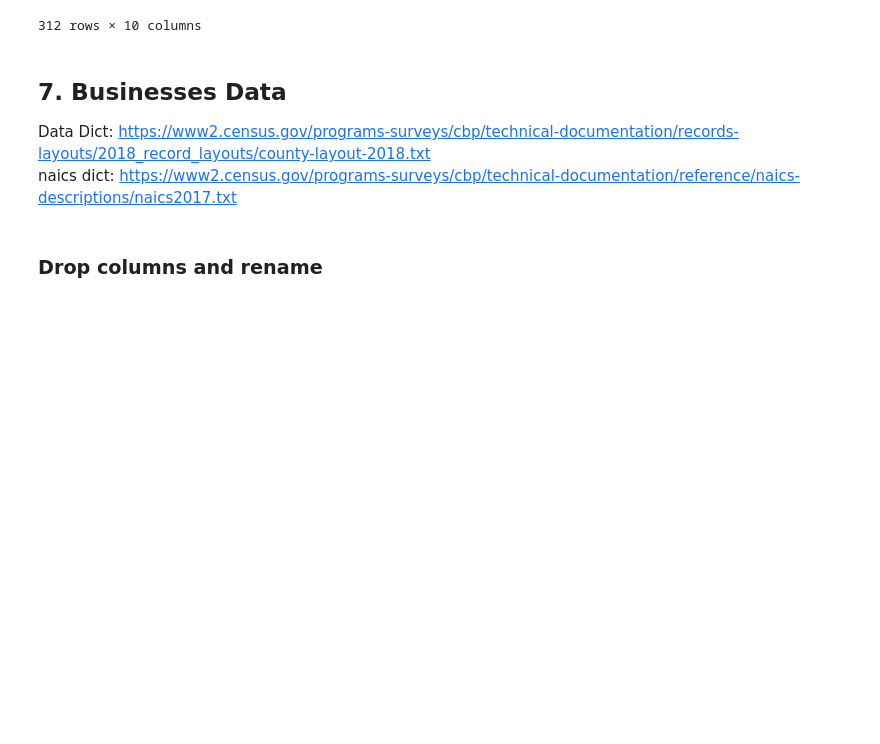
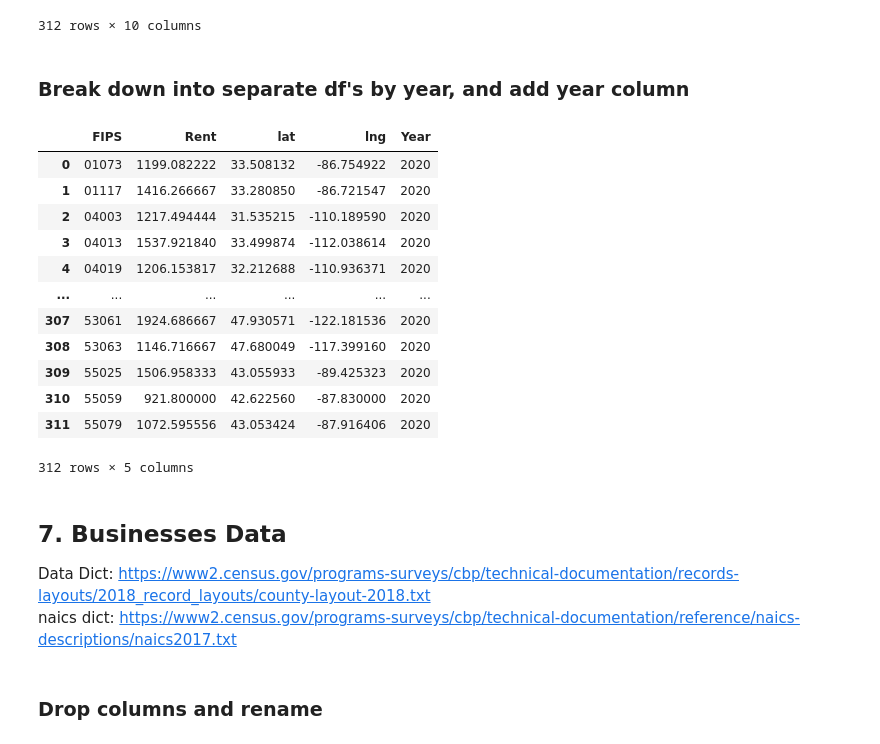
Before and after one commit to khyateed/projecting-food-insecurity, a Jupyter notebook: notebooks/cleaning.ipynb, the cells around one changed output. Cells and saved outputs as stored; diff of their text form; code cells hidden in the pictures; blank space fills up the shorter version.

```diff
--- a/notebooks/cleaning.ipynb
+++ b/notebooks/cleaning.ipynb
@@ -873,6 +890,65 @@ df_rent
 | 310 | 55059 | 689.000000 | 695.400000 | 741.272727 | 782.416667 | 818.416667 | 872.100000 | 921.800000 | 42.622560 | -87.830000 |
 | 311 | 55079 | 968.360000 | 986.251818 | 997.403333 | 1009.583333 | 1024.450000 | 1049.133333 | 1072.595556 | 43.053424 | -87.916406 |
 312 rows × 10 columns
+# %% [markdown]
+### Break down into separate df's by year, and add year column
+# %%
+# 2014
+# isolate relevant columns, rename, and creat year column
+df_rent_14 = df_rent[['FIPS', '2014', 'lat','lng']]
+df_rent_14.rename(columns={'2014':'Rent'}, inplace=True)
+df_rent_14['Year'] = '2014'
+
+# 2015
+df_rent_15 = df_rent[['FIPS', '2015', 'lat','lng']]
+df_rent_15.rename(columns={'2015':'Rent'}, inplace=True)
+df_rent_15['Year'] = '2015'
+
+# 2016
+df_rent_16 = df_rent[['FIPS', '2016', 'lat','lng']]
+df_rent_16.rename(columns={'2016':'Rent'}, inplace=True)
+df_rent_16['Year'] = '2016'
+
+# 2016
+df_rent_16 = df_rent[['FIPS', '2016', 'lat','lng']]
+df_rent_16.rename(columns={'2016':'Rent'}, inplace=True)
+df_rent_16['Year'] = '2016'
+
+# 2017
+df_rent_17 = df_rent[['FIPS', '2017', 'lat','lng']]
+df_rent_17.rename(columns={'2017':'Rent'}, inplace=True)
+df_rent_17['Year'] = '2017'
+
+# 2018
+df_rent_18 = df_rent[['FIPS', '2018', 'lat','lng']]
+df_rent_18.rename(columns={'2018':'Rent'}, inplace=True)
+df_rent_18['Year'] = '2018'
+
+# 2019
+df_rent_19 = df_rent[['FIPS', '2019', 'lat','lng']]
+df_rent_19.rename(columns={'2019':'Rent'}, inplace=True)
+df_rent_19['Year'] = '2019'
+
+# 2020
+df_rent_20 = df_rent[['FIPS', '2020', 'lat','lng']]
+df_rent_20.rename(columns={'2020':'Rent'}, inplace=True)
+df_rent_20['Year'] = '2020'
+# %%
+df_rent_20
+# %% [output]
+|  | FIPS | Rent | lat | lng | Year |
+| 0 | 01073 | 1199.082222 | 33.508132 | -86.754922 | 2020 |
+| 1 | 01117 | 1416.266667 | 33.280850 | -86.721547 | 2020 |
+| 2 | 04003 | 1217.494444 | 31.535215 | -110.189590 | 2020 |
+| 3 | 04013 | 1537.921840 | 33.499874 | -112.038614 | 2020 |
+| 4 | 04019 | 1206.153817 | 32.212688 | -110.936371 | 2020 |
+| ... | ... | ... | ... | ... | ... |
+| 307 | 53061 | 1924.686667 | 47.930571 | -122.181536 | 2020 |
+| 308 | 53063 | 1146.716667 | 47.680049 | -117.399160 | 2020 |
+| 309 | 55025 | 1506.958333 | 43.055933 | -89.425323 | 2020 |
+| 310 | 55059 | 921.800000 | 42.622560 | -87.830000 | 2020 |
+| 311 | 55079 | 1072.595556 | 43.053424 | -87.916406 | 2020 |
+312 rows × 5 columns
 # %% [markdown]
 ## 7. Businesses Data
 Data Dict: https://www2.census.gov/programs-surveys/cbp/technical-documentation/records-layouts/2018_record_layouts/county-layout-2018.txt
```
Also changed, not shown: parts of 14 cells of this notebook.
